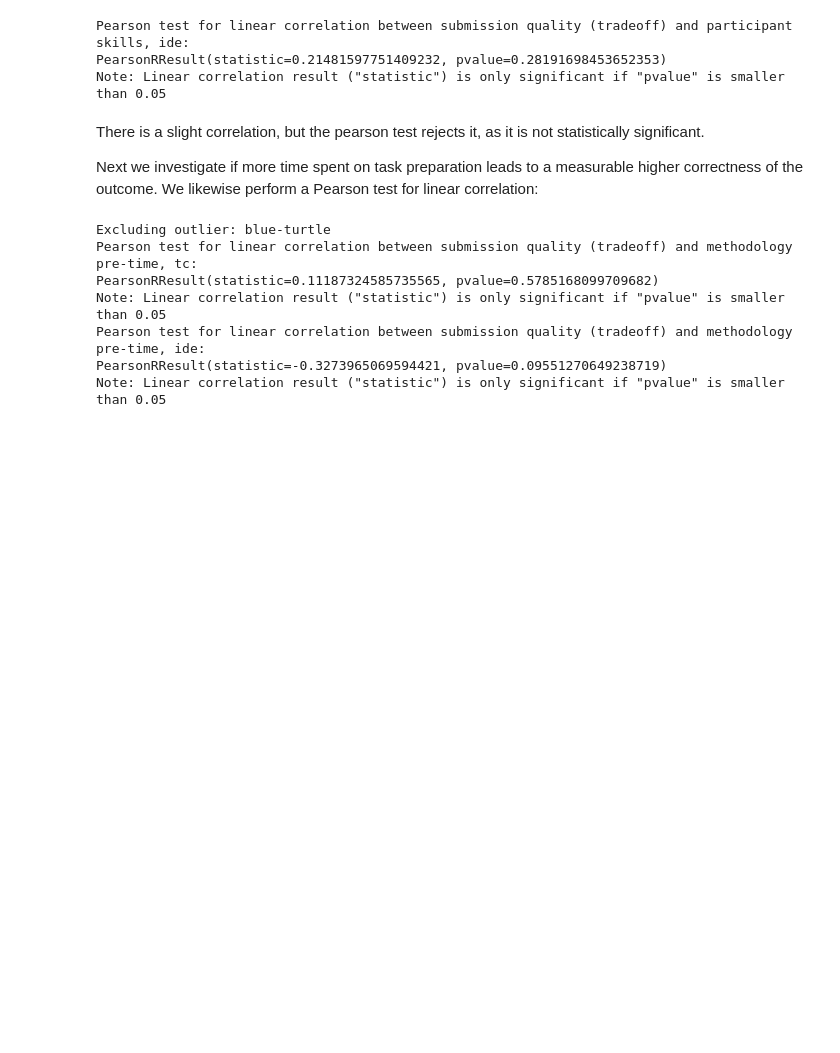
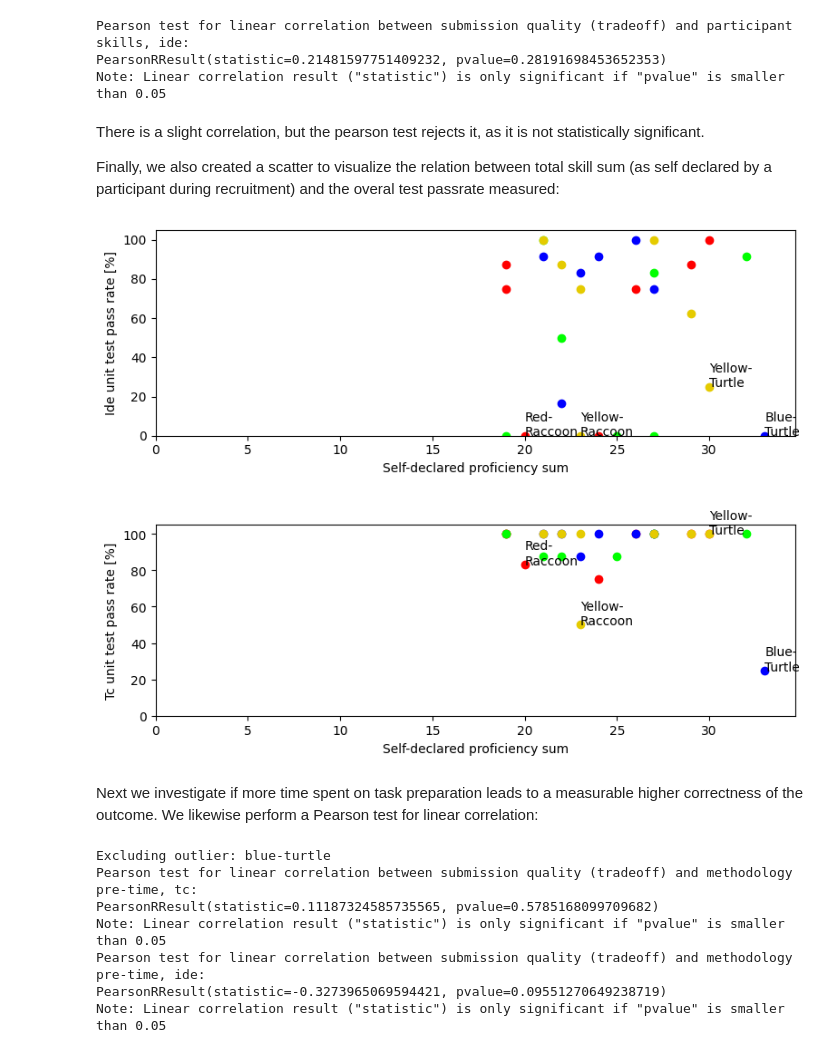
Before and after one commit to m5c/RestifyJupyter, a Jupyter notebook: Restify.ipynb, the cells around one changed output. Saved outputs shown, nothing was run; the diff lists cells and outputs as text; code cells hidden in the pictures; blank space fills up the shorter version.

Commit message:
added missing jupyter cells (except GLM) and fixed output file numbers

```diff
--- a/Restify.ipynb
+++ b/Restify.ipynb
@@ -439,9 +465,20 @@ Note: Linear correlation result ("statistic") is only significant if "pvalue" is
 Pearson test for linear correlation between submission quality (tradeoff) and participant skills, ide:
 PearsonRResult(statistic=0.21481597751409232, pvalue=0.28191698453652353)
 Note: Linear correlation result ("statistic") is only significant if "pvalue" is smaller than 0.05
+# %% [markdown]
+There is a slight correlation, but the pearson test rejects it, as it is not statistically
+significant.
+
+Finally, we also created a scatter to visualize the relation between total skill sum (as self declared by a participant during recruitment) and the overal test passrate measured:
+# %%
+from jupyter_snippets.pseudo_cell_16_skillsum_passrate_scatter import cell_16
+
+cell_16()
+# %% [output]
+[figure, added]
+[figure, added]
 # %% [markdown]
-There is a slight correlation, but the pearson test rejects it, as it is not statistically
-significant.
+
 
 Next we investigate if more time spent on task preparation leads to a measurable higher correctness of the outcome. We likewise perform a Pearson test for linear correlation:
 # %%
```
Also changed, not shown: parts of 8 cells of this notebook, 9 other files.
